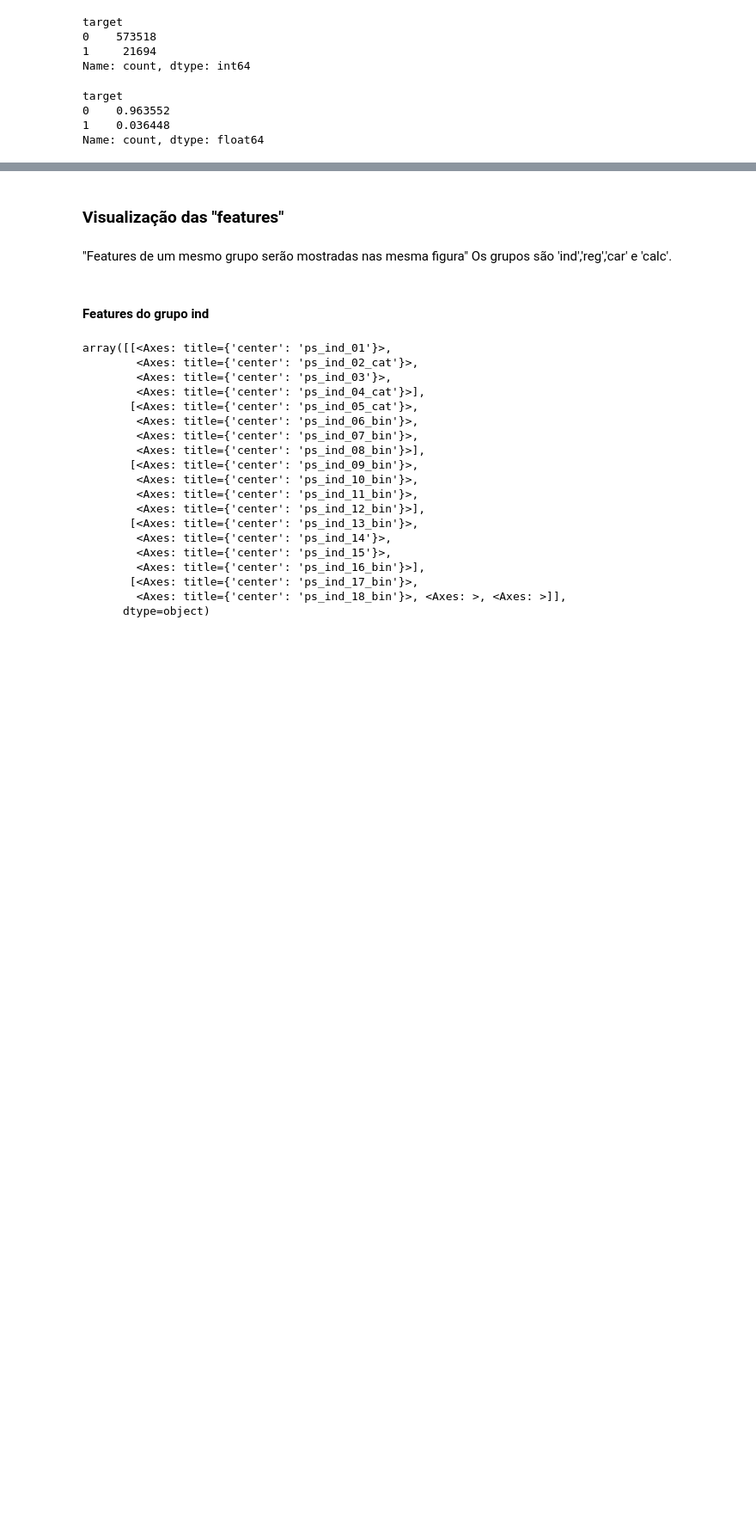
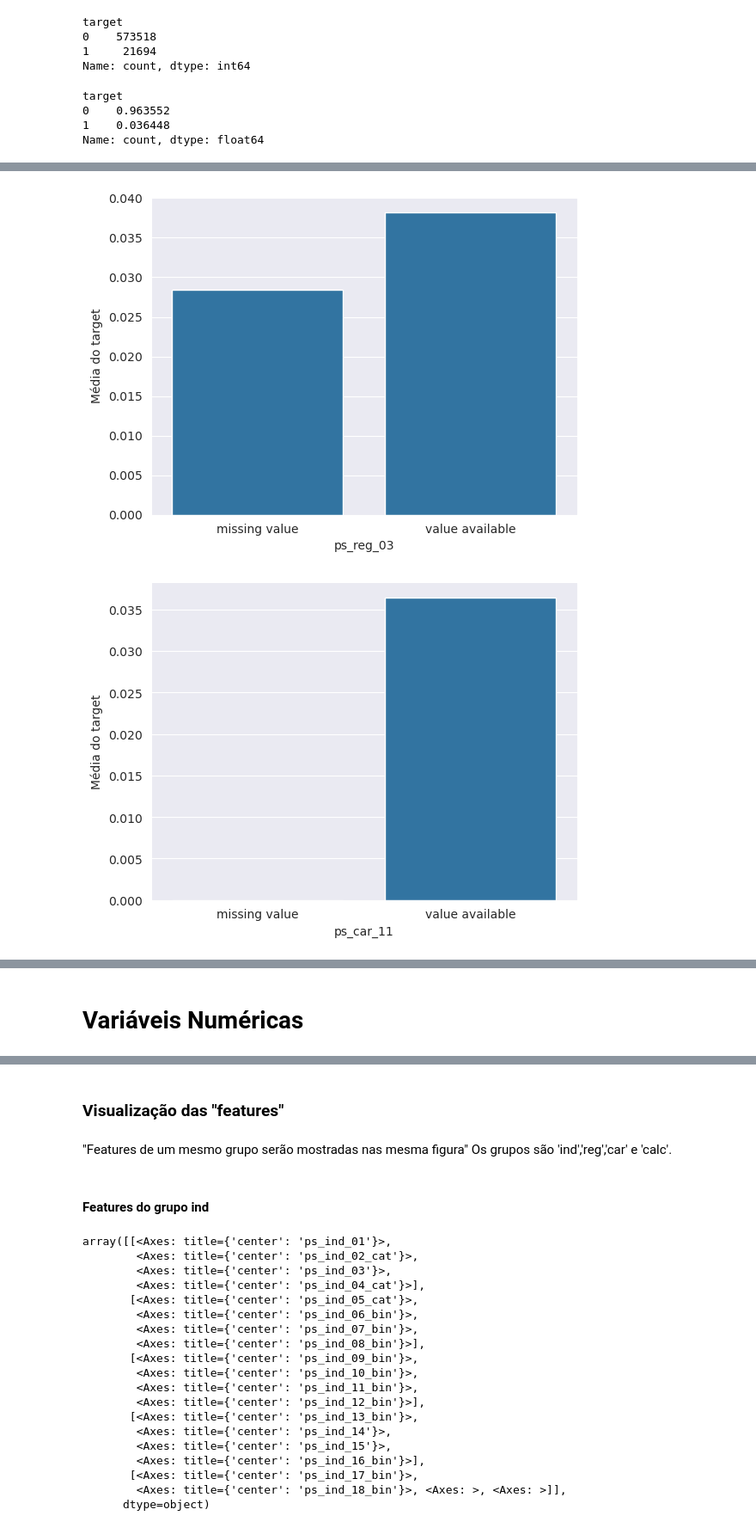
Before and after one commit to RodolfoPCruz/insurance-safe-driver-prediction, a Jupyter notebook: analise_exploratoria.ipynb, the cells around one changed output, grey strips where cells are left out. Shown at 86% size. Saved outputs shown, nothing was run; the diff lists cells and outputs as text; code cells hidden in the pictures; blank space fills up the shorter version.

```diff
--- a/analise_exploratoria.ipynb
+++ b/analise_exploratoria.ipynb
@@ -221,0 +266,4 @@ train.replace(-1,np.nan,inplace=True)
+# %%
+#Proporção de missing values nas features numéricas
+num_var_with_na=[var for var in num_var if train[var].isna().sum()!=0] #lista de variáveis numéricas com valores ausentes
+(train[num_var].isna()).sum()/len(train)
@@ -221,0 +334,13 @@ train.replace(-1,np.nan,inplace=True)
+# %%
+#Plotar gráfico das variáveis binárias
+#nenhuma variável binária tem missing values
+for var in bin_var_with_na:
+    plot_relacao_missing_target(train,var)
+# %%
+#Plotar gráfico das variáveis numéricas
+#nenhuma variável binária tem missing values
+for var in num_var_with_na:
+    plot_relacao_missing_target(train,var)
+# %% [output]
+[figure, added]
+[figure, added]
@@ -221,0 +349,2 @@ train.replace(-1,np.nan,inplace=True)
+# %% [markdown]
+# Variáveis Numéricas
```
Also changed, not shown: parts of 33 cells of this notebook.
